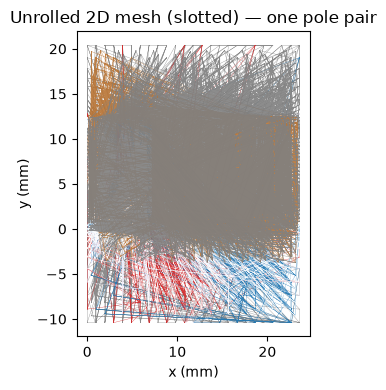
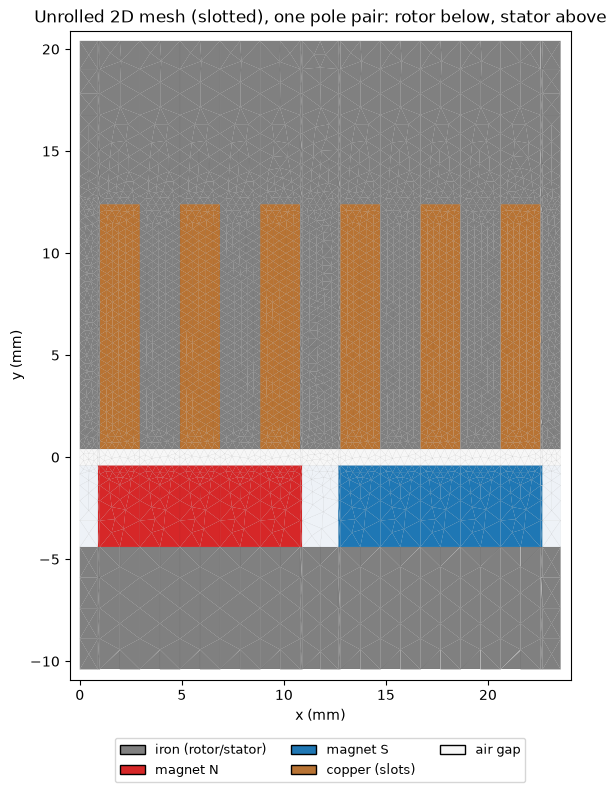
Code edit (unified diff) that turned the first committed figure into the second:
--- before
+++ after
@@ -1,8 +1,16 @@
 import gmsh  # noqa: E402
+import numpy as np  # noqa: E402
+from matplotlib.collections import PolyCollection  # noqa: E402
+from matplotlib.patches import Patch  # noqa: E402
 
 gmsh.initialize()
 gmsh.open(str(msh_slotted))
-_, coords, _ = gmsh.model.mesh.getNodes()
-xyz = coords.reshape(-1, 3)
+node_tags, coords, _ = gmsh.model.mesh.getNodes()
+node_tags = np.asarray(node_tags, dtype=int)
+xyz = np.asarray(coords).reshape(-1, 3)
+# getNodes() does not return nodes in tag order; build an explicit tag->row map
+tag_to_row = np.empty(node_tags.max() + 1, dtype=int)
+tag_to_row[node_tags] = np.arange(len(node_tags))
+
 tri_groups = []
 for dim, tag in gmsh.model.getPhysicalGroups(2):
@@ -13,26 +21,46 @@
         for etype, nodes in zip(etypes, enodes, strict=True):
             if etype == 2:  # 3-node triangles
-                tris += list((nodes.reshape(-1, 3) - 1).astype(int))
+                conn = np.asarray(nodes, dtype=int).reshape(-1, 3)
+                tris.append(tag_to_row[conn])
     if tris:
-        tri_groups.append((name, tris))
+        tri_groups.append((name, np.vstack(tris)))
 gmsh.finalize()
 
-fig, ax = plt.subplots(figsize=(11, 4))
 colors = {
-    "ROTOR_IRON": "0.5",
+    "ROTOR_IRON": "#808080",
     "MAGNET_N": "#d62728",
     "MAGNET_S": "#1f77b4",
-    "AIR": "#f0f0ff",
-    "AIRGAP": "#ffffff",
+    "AIR": "#eef2f7",
+    "AIRGAP": "#f7f7f7",
     "WINDING": "#b87333",
-    "STATOR_IRON": "0.5",
+    "STATOR_IRON": "#808080",
 }
+legend_labels = {
+    "ROTOR_IRON": "iron (rotor/stator)",
+    "MAGNET_N": "magnet N",
+    "MAGNET_S": "magnet S",
+    "WINDING": "copper (slots)",
+    "AIRGAP": "air gap",
+}
+
+x_mm, y_mm = xyz[:, 0] * 1e3, xyz[:, 1] * 1e3
+fig, ax = plt.subplots(figsize=(8.5, 8))
 for name, tris in tri_groups:
-    t = mtri.Triangulation(xyz[:, 0] * 1e3, xyz[:, 1] * 1e3, tris)
-    ax.tripcolor(t, facecolors=[1.0] * len(tris), cmap="Greys", alpha=0.0)
-    ax.triplot(t, lw=0.25, color=colors.get(name, "k"), alpha=0.9)
+    verts = np.dstack([x_mm[tris], y_mm[tris]])  # (n_tris, 3, 2)
+    ax.add_collection(
+        PolyCollection(
+            verts,
+            facecolor=colors.get(name, "white"),
+            edgecolor=(0, 0, 0, 0.2),
+            linewidth=0.1,
+        )
+    )
+ax.set_xlim(x_mm.min() - 0.5, x_mm.max() + 0.5)
+ax.set_ylim(y_mm.min() - 0.5, y_mm.max() + 0.5)
+handles = [Patch(facecolor=colors[k], edgecolor="k", label=v) for k, v in legend_labels.items()]
+ax.legend(handles=handles, fontsize=9, loc="upper center", bbox_to_anchor=(0.5, -0.08), ncol=3)
 ax.set_xlabel("x (mm)")
 ax.set_ylabel("y (mm)")
-ax.set_title("Unrolled 2D mesh (slotted) — one pole pair")
+ax.set_title("Unrolled 2D mesh (slotted), one pole pair: rotor below, stator above")
 ax.set_aspect("equal")
 fig.tight_layout()

Commit: fix: mesh-view figure used wrong node indexing (gmsh tags are unordered); render filled regions